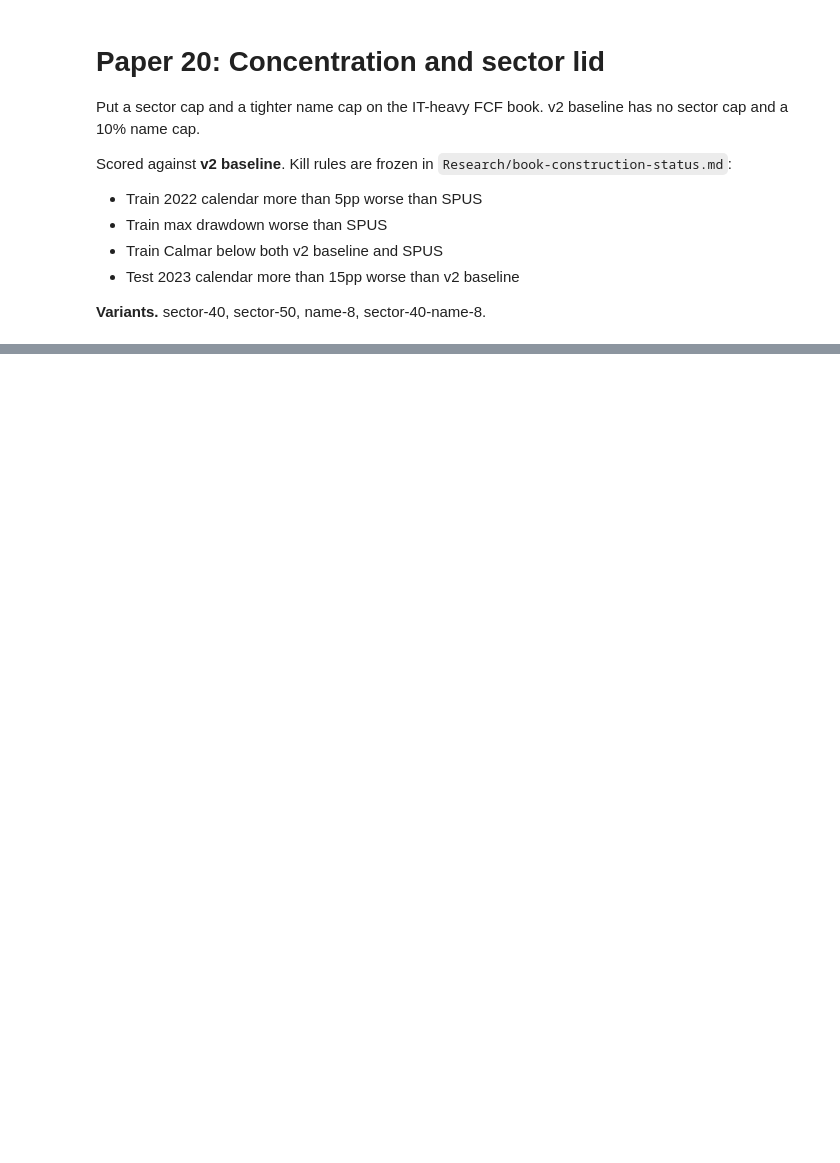
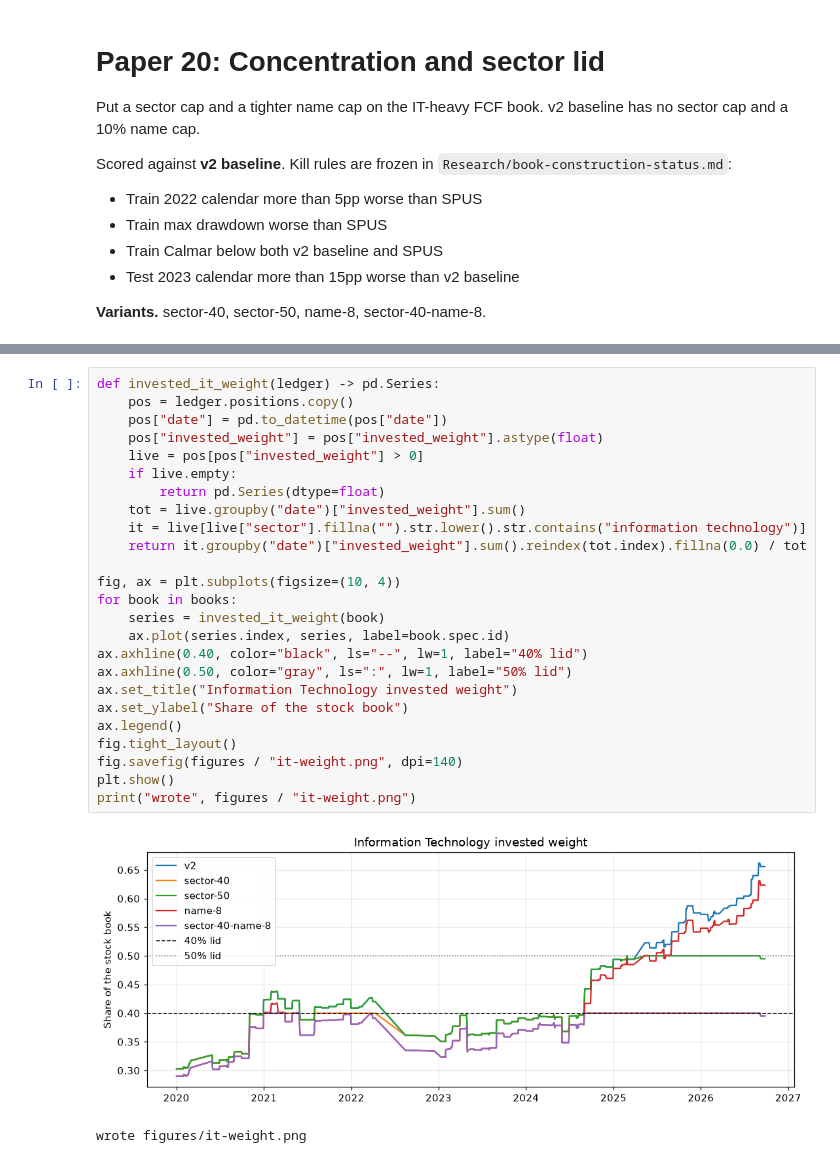
Before and after one commit to Monterey-Finance/Monterey-Finance, a Jupyter notebook: Research/papers/20-concentration/code.ipynb, the cells around one changed output, grey strips where cells are left out. Cells and saved outputs as stored; diff of their text form; blank space fills up the shorter version.

```diff
--- a/Research/papers/20-concentration/code.ipynb
+++ b/Research/papers/20-concentration/code.ipynb
@@ -46,0 +147,28 @@ for book in rest:
+# %%
+def invested_it_weight(ledger) -> pd.Series:
+    pos = ledger.positions.copy()
+    pos["date"] = pd.to_datetime(pos["date"])
+    pos["invested_weight"] = pos["invested_weight"].astype(float)
+    live = pos[pos["invested_weight"] > 0]
+    if live.empty:
+        return pd.Series(dtype=float)
+    tot = live.groupby("date")["invested_weight"].sum()
+    it = live[live["sector"].fillna("").str.lower().str.contains("information technology")]
+    return it.groupby("date")["invested_weight"].sum().reindex(tot.index).fillna(0.0) / tot
+
+fig, ax = plt.subplots(figsize=(10, 4))
+for book in books:
+    series = invested_it_weight(book)
+    ax.plot(series.index, series, label=book.spec.id)
+ax.axhline(0.40, color="black", ls="--", lw=1, label="40% lid")
+ax.axhline(0.50, color="gray", ls=":", lw=1, label="50% lid")
+ax.set_title("Information Technology invested weight")
+ax.set_ylabel("Share of the stock book")
+ax.legend()
+fig.tight_layout()
+fig.savefig(figures / "it-weight.png", dpi=140)
+plt.show()
+print("wrote", figures / "it-weight.png")
+# %% [output]
+[figure, added]
+wrote figures/it-weight.png
```
Also changed, not shown: parts of 8 cells of this notebook, 3 other files.
